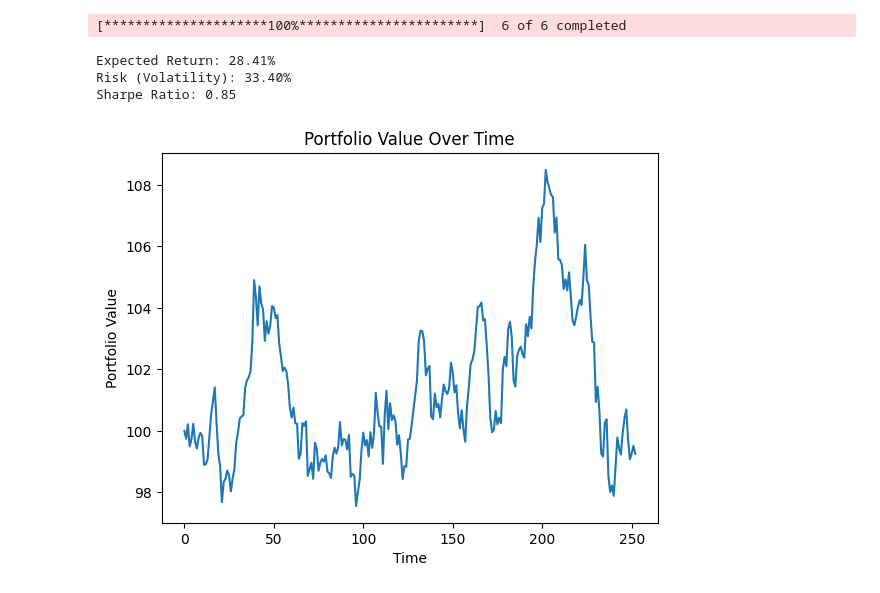
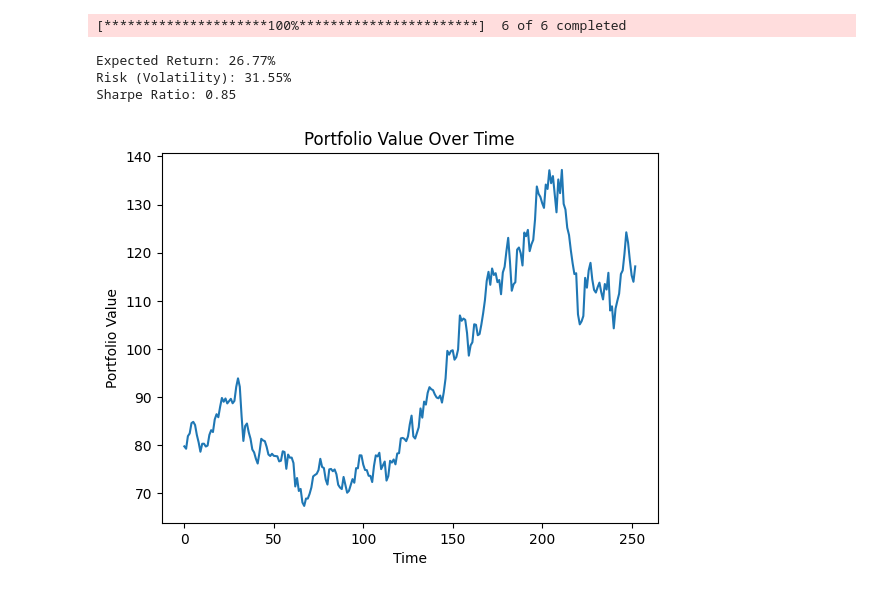
Before and after one commit to achntj/portfolio-optimizer, a Jupyter notebook: Backtesting_with_GBM.ipynb, the cells around one changed output. Saved outputs shown, nothing was run; the diff lists cells and outputs as text; code cells hidden in the pictures.

```diff
--- a/Backtesting_with_GBM.ipynb
+++ b/Backtesting_with_GBM.ipynb
@@ -11,7 +11,7 @@ import yfinance as yf
 from cvxopt import matrix, solvers
 # %%
 def get_asset_data(tickers, start, end):
-    data = yf.download(tickers, start=start, end=end)['Adj Close']
+    data = yf.download(tickers, start=start, end=end, auto_adjust=False)['Adj Close']
     return data
 # %%
 tickers = ['AAPL', 'TXNM', 'MSFT', 'JNJ', 'CL', 'NVDA']
@@ -74,29 +74,29 @@ print(f"Expected Return: {best_results[0] * 100:.2f}%")
 print(f"Risk (Volatility): {best_results[1] * 100:.2f}%")
 print(f"Sharpe Ratio: {best_results[2]:.2f}")
 # %% [output]
-Expected Return: 28.41%
-Risk (Volatility): 33.40%
+Expected Return: 26.77%
+Risk (Volatility): 31.55%
 Sharpe Ratio: 0.85
 # %%
 import matplotlib.pyplot as plt
 
 def backtest_portfolio(prices, weights):
     portfolio_values = np.dot(prices, weights)
     plt.plot(portfolio_values)
     plt.title("Portfolio Value Over Time")
     plt.xlabel("Time")
     plt.ylabel("Portfolio Value")
     plt.show()
 
 
 T = 5
 steps = 252  # Daily steps (252 trading days)
 
 # Simulate the prices for the entire portfolio
 simulated_prices = gbm_simulation(initial_prices, expected_returns.values, volatilities.values, T, steps, len(tickers))
 
 simulated_prices_df = pd.DataFrame(simulated_prices, columns=tickers)
 
-backtest_portfolio(prices, best_weights)
+backtest_portfolio(simulated_prices, best_weights)
 # %% [output]
-[figure, old version]
+[figure, new version]
```
Also changed, not shown: 4 other files.
